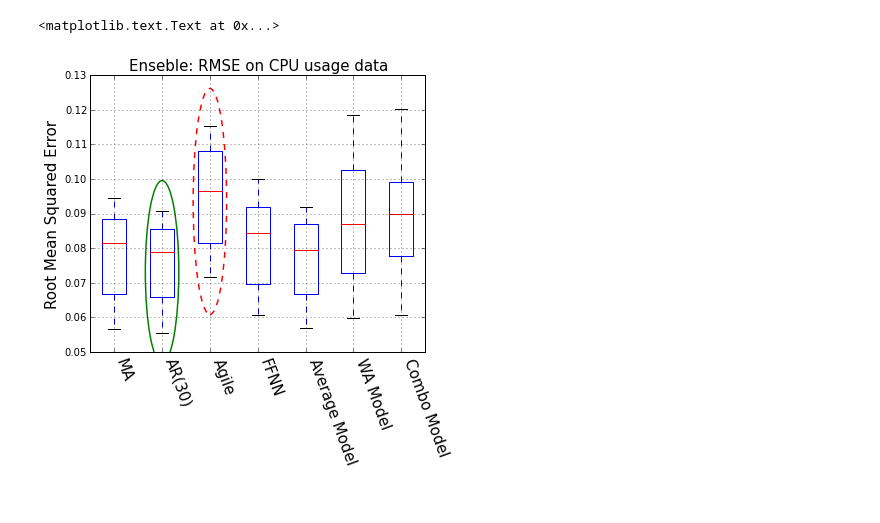
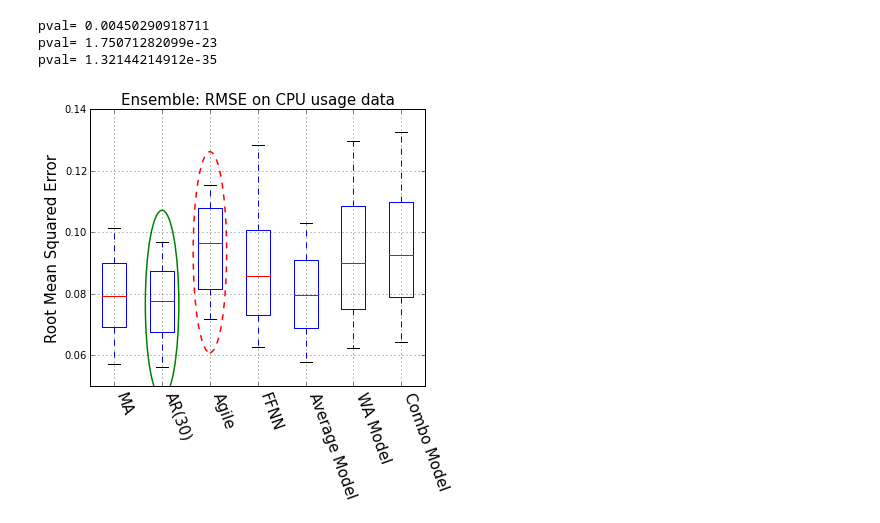
Before and after one commit to Manrich121/ForecastingCloud, a Jupyter notebook: DataPlot/src/model_eval_ensemble_cpu.ipynb, the cells around one changed output. Saved outputs shown, nothing was run; the diff lists cells and outputs as text; code cells hidden in the pictures.

```diff
--- a/DataPlot/src/model_eval_ensemble_cpu.ipynb
+++ b/DataPlot/src/model_eval_ensemble_cpu.ipynb
@@ -37,6 +37,21 @@ def elp(pltdic, best='min',skiplast=0):
         ellipse2 = mpatches.Ellipse((mindx+1.0, (y1+y2)/2), 0.7, (y2-y1)*1.5, fill=False, ec='red',linewidth=1.5, linestyle='dashed')
 
     return ellipse1, ellipse2
+# %%
+def calcT(x1, s1, x2, s2, n):
+    sp = np.sqrt(((n-1)*s1*s1 + (n-1)*s2*s2)/(2.0*n-2))
+    return (x1 - x2)/(sp*np.sqrt(2.0/n))
+
+def calcPvalue(data1, data2, N=500):
+    x1, s1 = np.mean(data1), np.std(data1)
+    x2, s2 = np.mean(data2), np.std(data2)
+    print 'pval=', scipy.stats.t.sf(np.abs(calcT(x1, s1, x2, s2, N)), N-1)
+# %%
+def reject_outliers(data, m = 2.):
+    d = np.abs(data - np.median(data))
+    mdev = np.median(d)
+    s = d/mdev if mdev else 0.
+    return data[s<m]
 # %%
 ma = np.genfromtxt("d:/data/results/cpu_ma.csv", delimiter=',')
 ar = np.genfromtxt("d:/data/results/cpu_ar.csv", delimiter=',')
@@ -46,26 +61,33 @@ avg = np.genfromtxt("d:/data/results/cpu_avg4.csv", delimiter=',')
 wa = np.genfromtxt("d:/data/results/cpu_wa.csv", delimiter=',')
 combo = np.genfromtxt("d:/data/results/cpu_combo4.csv", delimiter=',')
 
-# for i in range(2,6):
-#     ma = np.append(ma,np.genfromtxt("d:/data/results/cpu"+str(i)+"_ma.csv", delimiter=','),axis=0)
-#     ar = np.append(ar,np.genfromtxt("d:/data/results/cpu"+str(i)+"_ar.csv", delimiter=','),axis=0)
-#     fnn = np.append(fnn,np.genfromtxt("d:/data/results/cpu"+str(i)+"_fnn.csv", delimiter=','),axis=0)
-#     avg = np.append(avg,np.genfromtxt("d:/data/results/cpu"+str(i)+"_avg.csv", delimiter=','),axis=0)
-#     combo = np.append(combo,np.genfromtxt("d:/data/results/cpu"+str(i)+"_combo.csv", delimiter=','),axis=0)
+for i in range(2,6):
+    ma = np.append(ma,np.genfromtxt("d:/data/results/cpu"+str(i)+"_ma.csv", delimiter=','),axis=0)
+    ar = np.append(ar,np.genfromtxt("d:/data/results/cpu"+str(i)+"_ar.csv", delimiter=','),axis=0)
+    fnn = np.append(fnn,np.genfromtxt("d:/data/results/cpu"+str(i)+"_fnn.csv", delimiter=','),axis=0)
+    avg = np.append(avg,np.genfromtxt("d:/data/results/cpu"+str(i)+"_avg4.csv", delimiter=','),axis=0)
+    wa = np.append(wa,np.genfromtxt("d:/data/results/cpu"+str(i)+"_wa.csv", delimiter=','),axis=0)
+    combo = np.append(combo,np.genfromtxt("d:/data/results/cpu"+str(i)+"_combo4.csv", delimiter=','),axis=0)
 
 results = [ma, ar, agile, fnn, avg, wa, combo]
 labs = ['MA', 'AR(30)', 'Agile', 'FFNN', 'Average Model', 'WA Model', 'Combo Model']
 # %%
 plt.figure(figsize=(6,6))
 plt.xticks(horizontalalignment='left',rotation=-70, fontsize=15)
 pltdic = plt.boxplot([results[i][:,0] for i in range(len(results))], whis=[10,90], showfliers=False, labels=labs);
 plt.subplots_adjust(bottom=0.26)
 plt.ylabel('Root Mean Squared Error', fontsize=15)
 plt.grid()
 e = elp(pltdic, 'min',skiplast=0)
 plt.gca().add_patch(e[0])
 plt.gca().add_patch(e[1])
-plt.title("Enseble: RMSE on CPU usage data",fontsize=15)
+plt.title("Ensemble: RMSE on CPU usage data",fontsize=15)
+plt.savefig("D:/Manrich-PC/Dropbox/Dropbox/M/MThesis/masters/figs/cpu_ens_rmse.pdf", type='pdf')
+calcPvalue(results[1][:,0], reject_outliers(results[4][:,0]))
+calcPvalue(results[1][:,0], reject_outliers(results[5][:,0]))
+calcPvalue(results[1][:,0], reject_outliers(results[6][:,0]))
 # %% [output]
-<matplotlib.text.Text at 0x...>
+pval= 0.00450290918711
+pval= 1.75071282099e-23
+pval= 1.32144214912e-35
-[figure, old version]
+[figure, new version]
```
Also changed, not shown: parts of 6 cells of this notebook, 8 other files.
